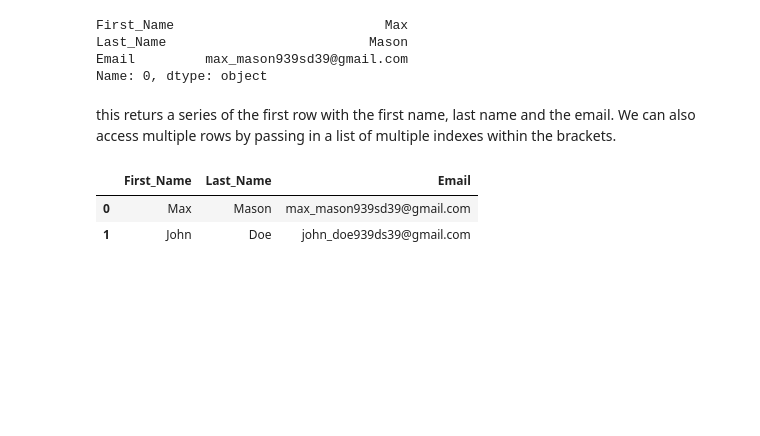
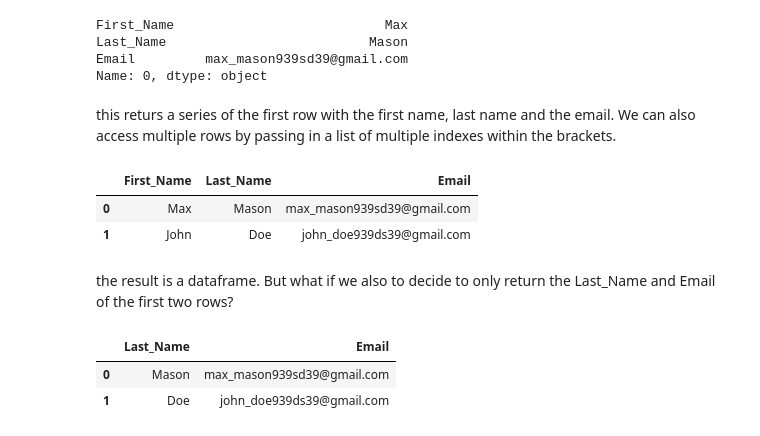
Before and after one commit to mitchxxmitch-code/Data-Cleaning-Tutorials, a Jupyter notebook: Data_Cleaning_Tutorial_1.ipynb, the cells around one changed output. Cells and saved outputs as stored; diff of their text form; code cells hidden in the pictures; blank space fills up the shorter version.

```diff
--- a/Data_Cleaning_Tutorial_1.ipynb
+++ b/Data_Cleaning_Tutorial_1.ipynb
@@ -266,3 +266,11 @@ df.iloc[[0,1]]
 |  | First_Name | Last_Name | Email |
 | 0 | Max | Mason | max_mason939sd39@gmail.com |
 | 1 | John | Doe | john_doe939ds39@gmail.com |
+# %% [markdown]
+the result is a dataframe. But what if we also to decide to only return the Last_Name and Email of the first two rows?
+# %%
+df.iloc[[0,1], [1,2]]
+# %% [output]
+|  | Last_Name | Email |
+| 0 | Mason | max_mason939sd39@gmail.com |
+| 1 | Doe | john_doe939ds39@gmail.com |
```
Also changed, not shown: parts of 9 cells of this notebook.
